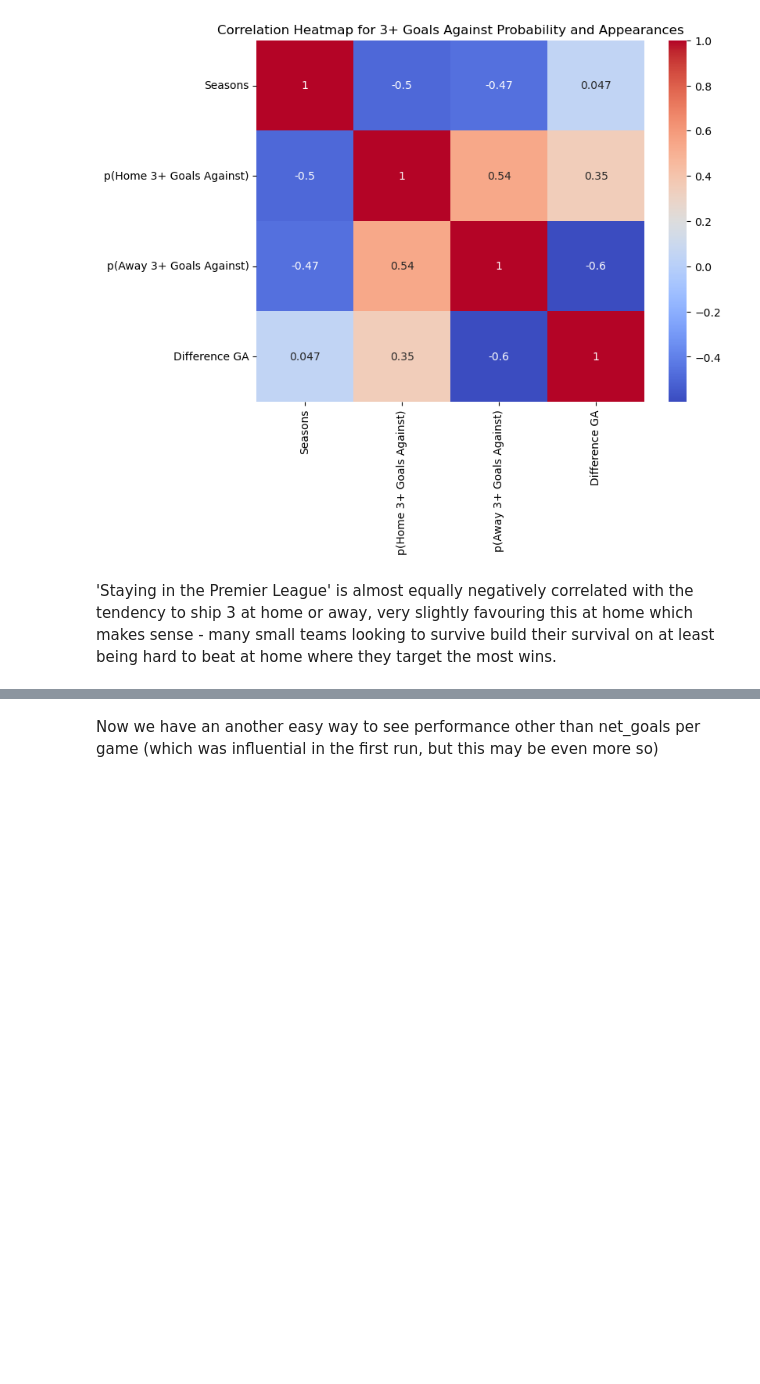
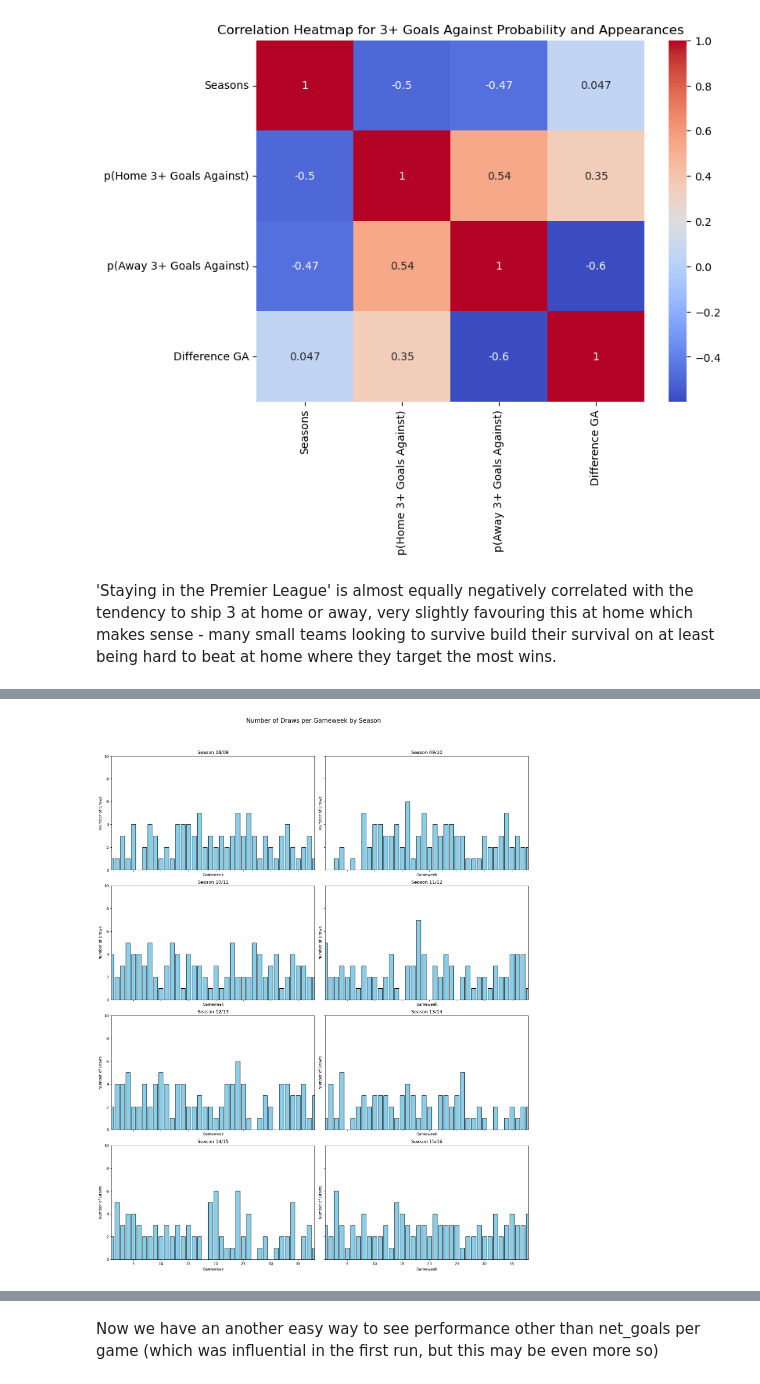
Before and after one commit to tjjdoherty/football-project-mvp, a Jupyter notebook: intro_clean_eda.ipynb, the cells around one changed output, grey strips where cells are left out. Cells and saved outputs as stored; diff of their text form; code cells hidden in the pictures; blank space fills up the shorter version.

```diff
--- a/intro_clean_eda.ipynb
+++ b/intro_clean_eda.ipynb
@@ -933,0 +960,56 @@ plt.show()
+# %%
+def plot_draws_per_gameweek(df):
+    """
+    Function to plot the frequency of draws per gameweek for each season.
+
+    Parameters:
+        data (pd.DataFrame): The input dataframe containing 'season', 'Gameweek / 38', and 'Result'.
+    """
+    import matplotlib.pyplot as plt
+
+    # Ensure proper data types
+    df['season'] = df['season'].astype(str)
+    df['Gameweek / 38'] = df['Gameweek / 38'].astype(int)
+    df['Result'] = df['Result'].astype(int)
+
+    # Extract unique seasons
+    seasons = df['season'].unique()
+
+    # Initialize a figure with 8 subplots
+    fig, axes = plt.subplots(nrows=4, ncols=2, figsize=(16, 20), sharex=True, sharey=True)
+    axes = axes.flatten()
+
+    # Iterate through each season
+    for idx, season in enumerate(seasons):
+        ax = axes[idx]
+
+        # Filter data for the current season
+        season_data = df[data['season'] == season]
+
+        # Count the number of draws (Result == 0) for each gameweek
+        draws_per_gameweek = (
+            season_data[season_data['Result'] == 0]
+            .groupby('Gameweek / 38')
+            .size()
+            .reindex(range(1, 39), fill_value=0)  # Ensure all gameweeks (1 to 38) are present
+        )
+
+        # Plot the results
+        ax.bar(draws_per_gameweek.index, draws_per_gameweek.values, color='skyblue', edgecolor='black')
+        ax.set_title(f"Season {season}", fontsize=12)
+        ax.set_xlim(1, 38)
+        ax.set_ylim(0, 10)  # Maximum 10 matches per gameweek
+        ax.set_xlabel('Gameweek')
+        ax.set_ylabel('Number of Draws')
+
+    # Adjust layout and display
+    plt.tight_layout()
+    plt.suptitle("Number of Draws per Gameweek by Season", fontsize=16, y=1.02)
+    plt.subplots_adjust(top=0.95)
+    plt.show()
+
+
+# Test the function with the sample data
+plot_draws_per_gameweek(prem)
+# %% [output]
+[figure, added]
```
Also changed, not shown: parts of 67 cells of this notebook, 1 other file.
